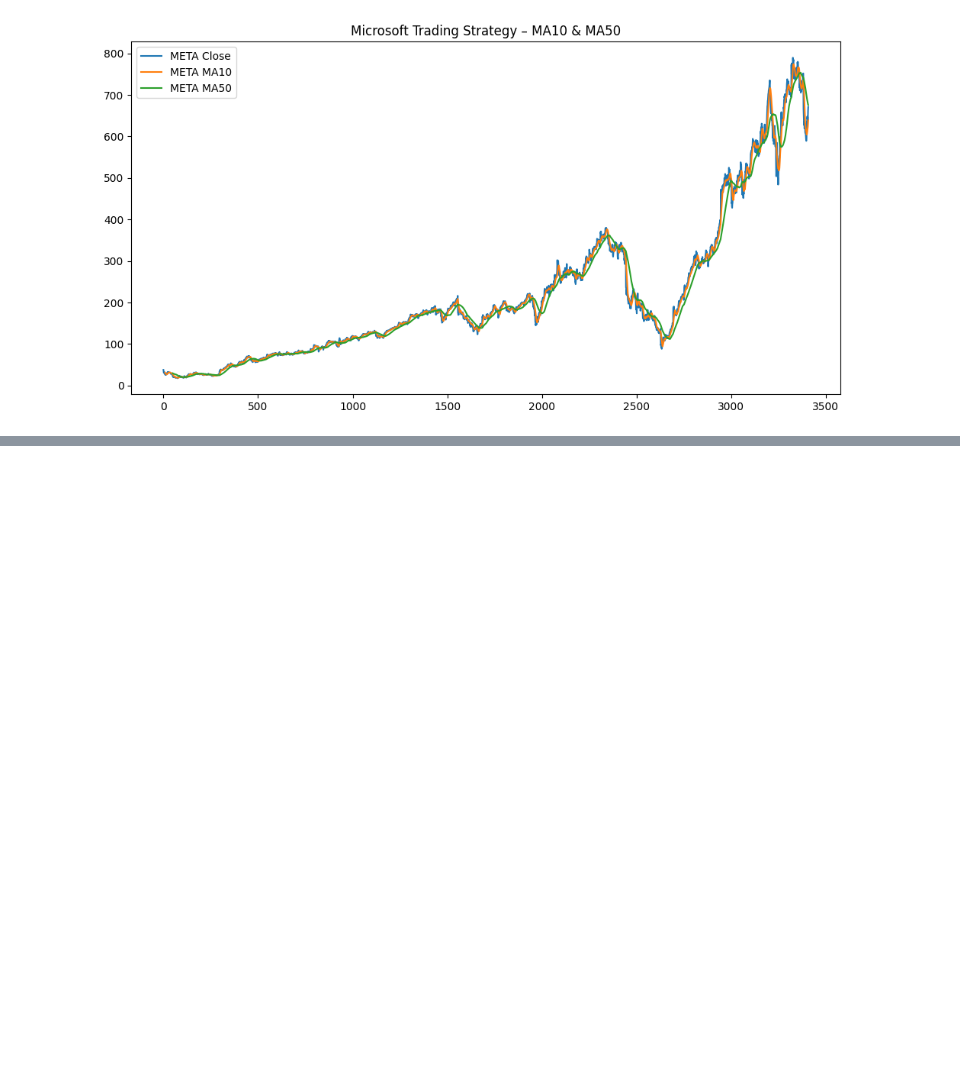
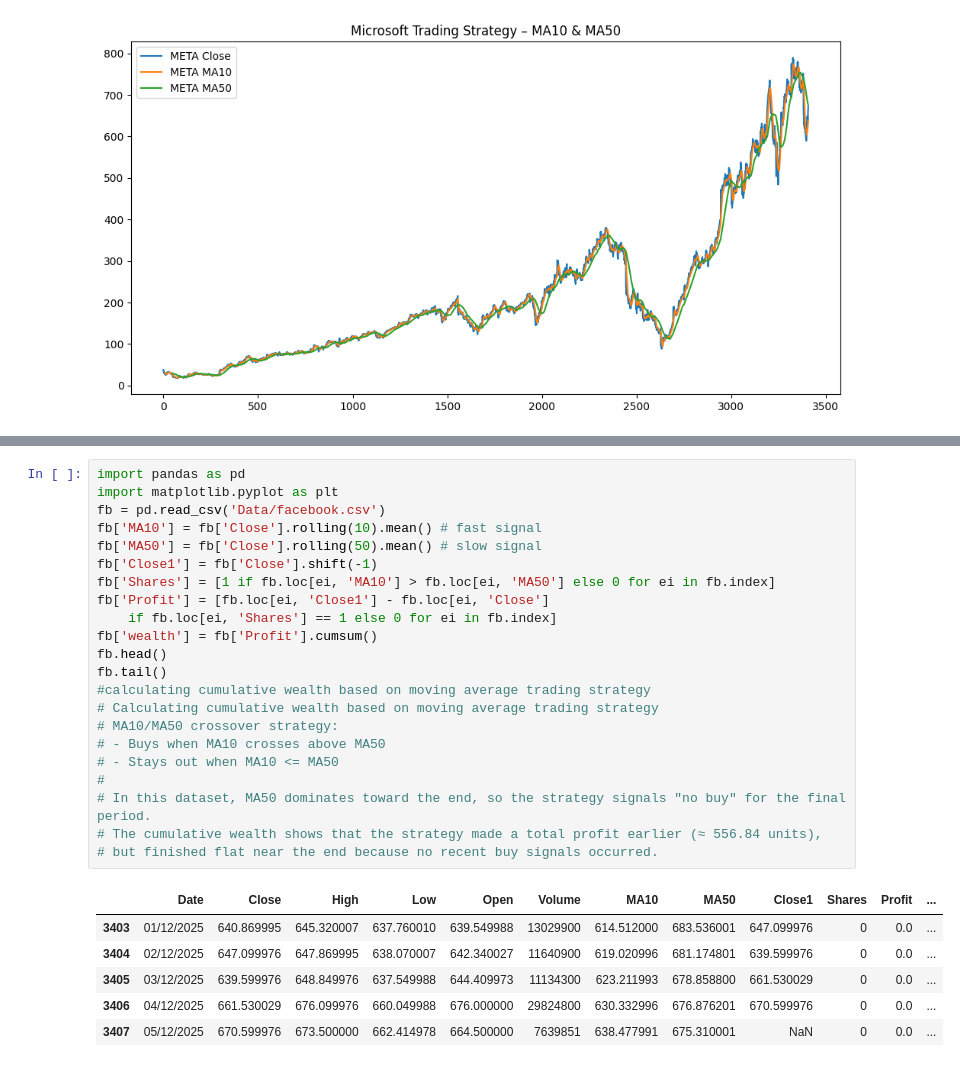
Before and after one commit to title-robbie-title/hkust-financial-analysis, a Jupyter notebook: HKUST-Financial-Analysis/module1.ipynb, the cells around one changed output, grey strips where cells are left out. Drawn from its saved outputs; the diff is of its cells as text; blank space fills up the shorter version.

```diff
--- a/HKUST-Financial-Analysis/module1.ipynb
+++ b/HKUST-Financial-Analysis/module1.ipynb
@@ -358,0 +394,29 @@ plt.show()
+# %%
+import pandas as pd
+import matplotlib.pyplot as plt
+fb = pd.read_csv('Data/facebook.csv')
+fb['MA10'] = fb['Close'].rolling(10).mean() # fast signal
+fb['MA50'] = fb['Close'].rolling(50).mean() # slow signal
+fb['Close1'] = fb['Close'].shift(-1)
+fb['Shares'] = [1 if fb.loc[ei, 'MA10'] > fb.loc[ei, 'MA50'] else 0 for ei in fb.index]
+fb['Profit'] = [fb.loc[ei, 'Close1'] - fb.loc[ei, 'Close']
+    if fb.loc[ei, 'Shares'] == 1 else 0 for ei in fb.index]
+fb['wealth'] = fb['Profit'].cumsum()
+fb.head()
+fb.tail()
+#calculating cumulative wealth based on moving average trading strategy
+# Calculating cumulative wealth based on moving average trading strategy
+# MA10/MA50 crossover strategy:
+# - Buys when MA10 crosses above MA50
+# - Stays out when MA10 <= MA50
+#
+# In this dataset, MA50 dominates toward the end, so the strategy signals "no buy" for the final period.
+# The cumulative wealth shows that the strategy made a total profit earlier (≈ 556.84 units),
+# but finished flat near the end because no recent buy signals occurred.
+# %% [output]
+|  | Date | Close | High | Low | Open | Volume | MA10 | MA50 | Close1 | Shares | Profit | ... |
+| 3403 | 01/12/2025 | 640.869995 | 645.320007 | 637.760010 | 639.549988 | 13029900 | 614.512000 | 683.536001 | 647.099976 | 0 | 0.0 | ... |
+| 3404 | 02/12/2025 | 647.099976 | 647.869995 | 638.070007 | 642.340027 | 11640900 | 619.020996 | 681.174801 | 639.599976 | 0 | 0.0 | ... |
+| 3405 | 03/12/2025 | 639.599976 | 648.849976 | 637.549988 | 644.409973 | 11134300 | 623.211993 | 678.858800 | 661.530029 | 0 | 0.0 | ... |
+| 3406 | 04/12/2025 | 661.530029 | 676.099976 | 660.049988 | 676.000000 | 29824800 | 630.332996 | 676.876201 | 670.599976 | 0 | 0.0 | ... |
+| 3407 | 05/12/2025 | 670.599976 | 673.500000 | 662.414978 | 664.500000 | 7639851 | 638.477991 | 675.310001 | NaN | 0 | 0.0 | ... |
```
Also changed, not shown: parts of 3 cells of this notebook.
